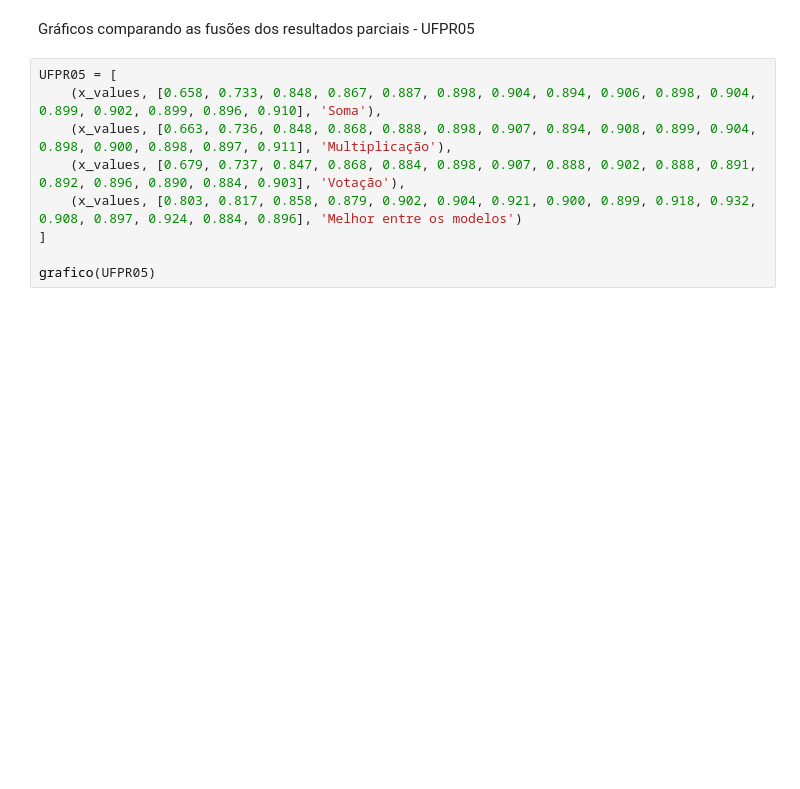
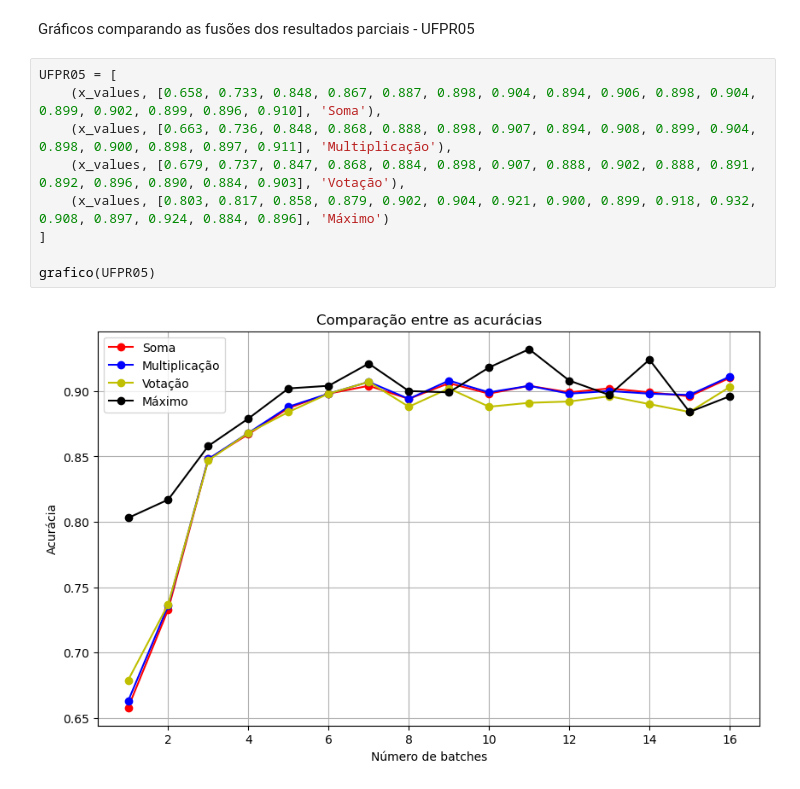
Before and after one commit to Lucas-doc26/Graficos, a Jupyter notebook: tabelas.ipynb, the cells around one changed output. Drawn from its saved outputs; the diff is of its cells as text; blank space fills up the shorter version.

```diff
--- a/tabelas.ipynb
+++ b/tabelas.ipynb
@@ -169,9 +173,11 @@ Gráficos comparando as fusões dos resultados parciais - UFPR05
 # %%
 UFPR05 = [
     (x_values, [0.658, 0.733, 0.848, 0.867, 0.887, 0.898, 0.904, 0.894, 0.906, 0.898, 0.904, 0.899, 0.902, 0.899, 0.896, 0.910], 'Soma'),
     (x_values, [0.663, 0.736, 0.848, 0.868, 0.888, 0.898, 0.907, 0.894, 0.908, 0.899, 0.904, 0.898, 0.900, 0.898, 0.897, 0.911], 'Multiplicação'),
     (x_values, [0.679, 0.737, 0.847, 0.868, 0.884, 0.898, 0.907, 0.888, 0.902, 0.888, 0.891, 0.892, 0.896, 0.890, 0.884, 0.903], 'Votação'),
-    (x_values, [0.803, 0.817, 0.858, 0.879, 0.902, 0.904, 0.921, 0.900, 0.899, 0.918, 0.932, 0.908, 0.897, 0.924, 0.884, 0.896], 'Melhor entre os modelos')
+    (x_values, [0.803, 0.817, 0.858, 0.879, 0.902, 0.904, 0.921, 0.900, 0.899, 0.918, 0.932, 0.908, 0.897, 0.924, 0.884, 0.896], 'Máximo')
 ]
 
 grafico(UFPR05)
+# %% [output]
+[figure, added]
```
Also changed, not shown: parts of 4 cells of this notebook.
